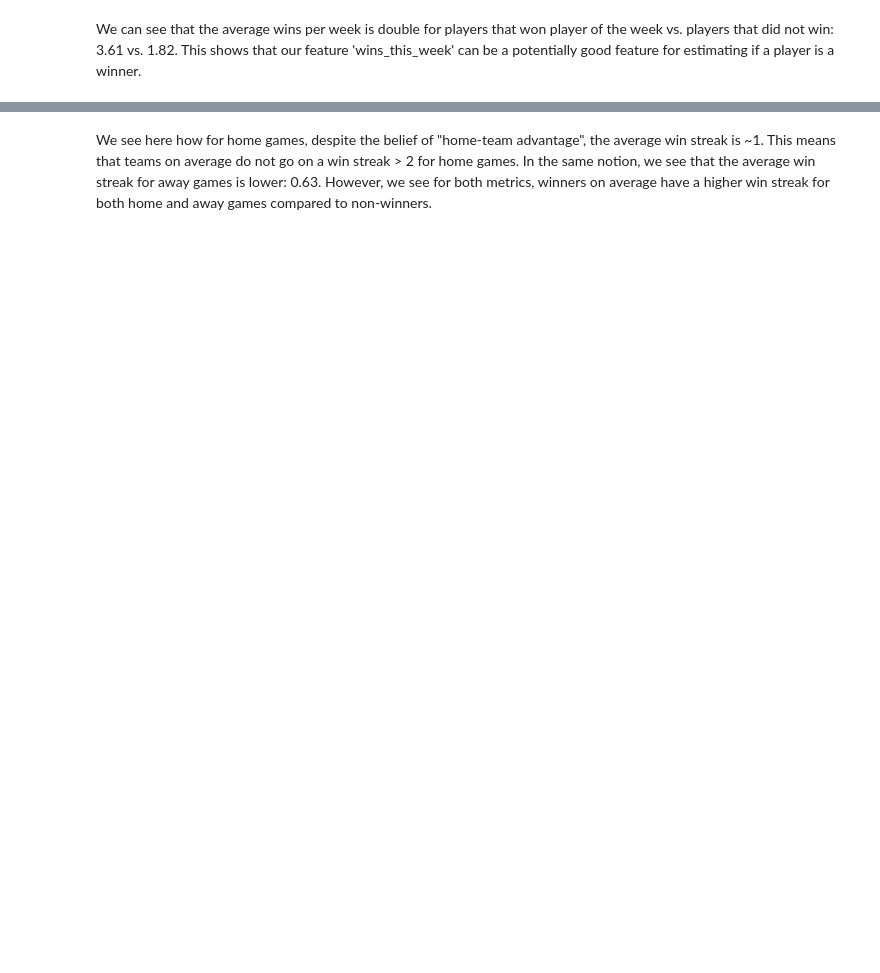
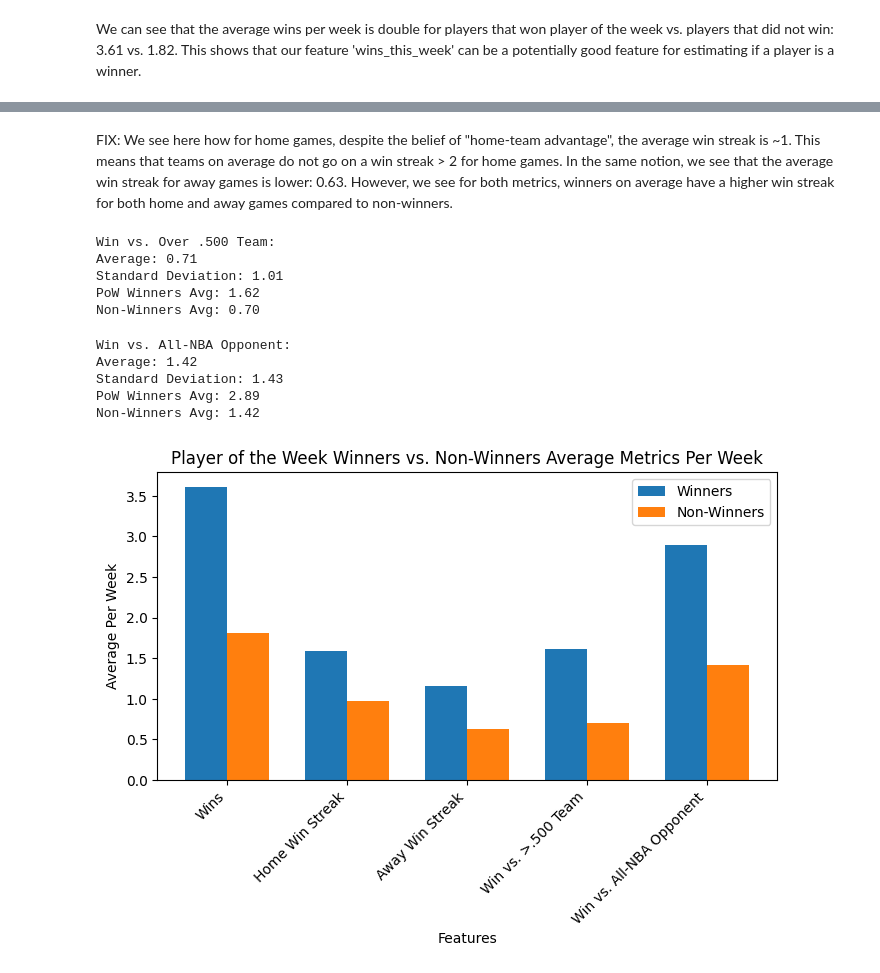
Before and after one commit to dejiandrew/nba-award-predictor, a Jupyter notebook: notebooks/game_EDA.ipynb, the cells around one changed output, grey strips where cells are left out. Saved outputs shown, nothing was run; the diff lists cells and outputs as text; code cells hidden in the pictures; blank space fills up the shorter version.

```diff
--- a/notebooks/game_EDA.ipynb
+++ b/notebooks/game_EDA.ipynb
@@ -154,4 +213,64 @@ Max: 8
 PoW Winners Avg: 1.16
 Non-Winners Avg: 0.63
 # %% [markdown]
-We see here how for home games, despite the belief of "home-team advantage", the average win streak is ~1. This means that teams on average do not go on a win streak > 2 for home games. In the same notion, we see that the average win streak for away games is lower: 0.63. However, we see for both metrics, winners on average have a higher win streak for both home and away games compared to non-winners.
+FIX: We see here how for home games, despite the belief of "home-team advantage", the average win streak is ~1. This means that teams on average do not go on a win streak > 2 for home games. In the same notion, we see that the average win streak for away games is lower: 0.63. However, we see for both metrics, winners on average have a higher win streak for both home and away games compared to non-winners.
+# %%
+# Wins vs Strong Teams ('is_win_vs_over_500')
+print("Win vs. Over .500 Team:")
+print(f"Average: {total['is_win_vs_over_500'].mean():.2f}")
+print(f"Standard Deviation: {total['is_win_vs_over_500'].std():.2f}")
+
+p = pow_winners['is_win_vs_over_500'].mean()
+n = non_winners['is_win_vs_over_500'].mean()
+print(f"PoW Winners Avg: {p:.2f}")
+print(f"Non-Winners Avg: {n:.2f}")
+
+metrics.append("Win vs. >.500 Team")
+pow_res.append(p)
+npow_res.append(n)
+# %% [output]
+Win vs. Over .500 Team:
+Average: 0.71
+Standard Deviation: 1.01
+PoW Winners Avg: 1.62
+Non-Winners Avg: 0.70
+# %%
+# Wins vs Strong Opponents ('wins_vs_team_with_all_nba_player')
+print("Win vs. All-NBA Opponent:")
+print(f"Average: {total['wins_vs_team_with_all_nba_player'].mean():.2f}")
+print(f"Standard Deviation: {total['wins_vs_team_with_all_nba_player'].std():.2f}")
+
+p = pow_winners['wins_vs_team_with_all_nba_player'].mean()
+n = non_winners['wins_vs_team_with_all_nba_player'].mean()
+print(f"PoW Winners Avg: {p:.2f}")
+print(f"Non-Winners Avg: {n:.2f}")
+
+metrics.append("Win vs. All-NBA Opponent")
+pow_res.append(p)
+npow_res.append(n)
+# %% [output]
+Win vs. All-NBA Opponent:
+Average: 1.42
+Standard Deviation: 1.43
+PoW Winners Avg: 2.89
+Non-Winners Avg: 1.42
+# %%
+# Visualize Comparisons
+x = np.arange(len(metrics))
+width = 0.35
+
+fig, ax = plt.subplots(figsize=(8,4))
+
+pow_bar = ax.bar(x - width/2, pow_res, width, label='Winners')
+npow_bar = ax.bar(x + width/2, npow_res, width, label="Non-Winners")
+
+ax.set_xlabel('Features')
+ax.set_ylabel('Average Per Week')
+ax.set_title("Player of the Week Winners vs. Non-Winners Average Metrics Per Week")
+ax.set_xticks(x)
+ax.set_xticklabels(metrics, rotation=45, ha='right')
+ax.legend()
+
+plt.show()
+# %% [output]
+[figure, added]
```
Also changed, not shown: parts of 10 cells of this notebook, 4 other files.
